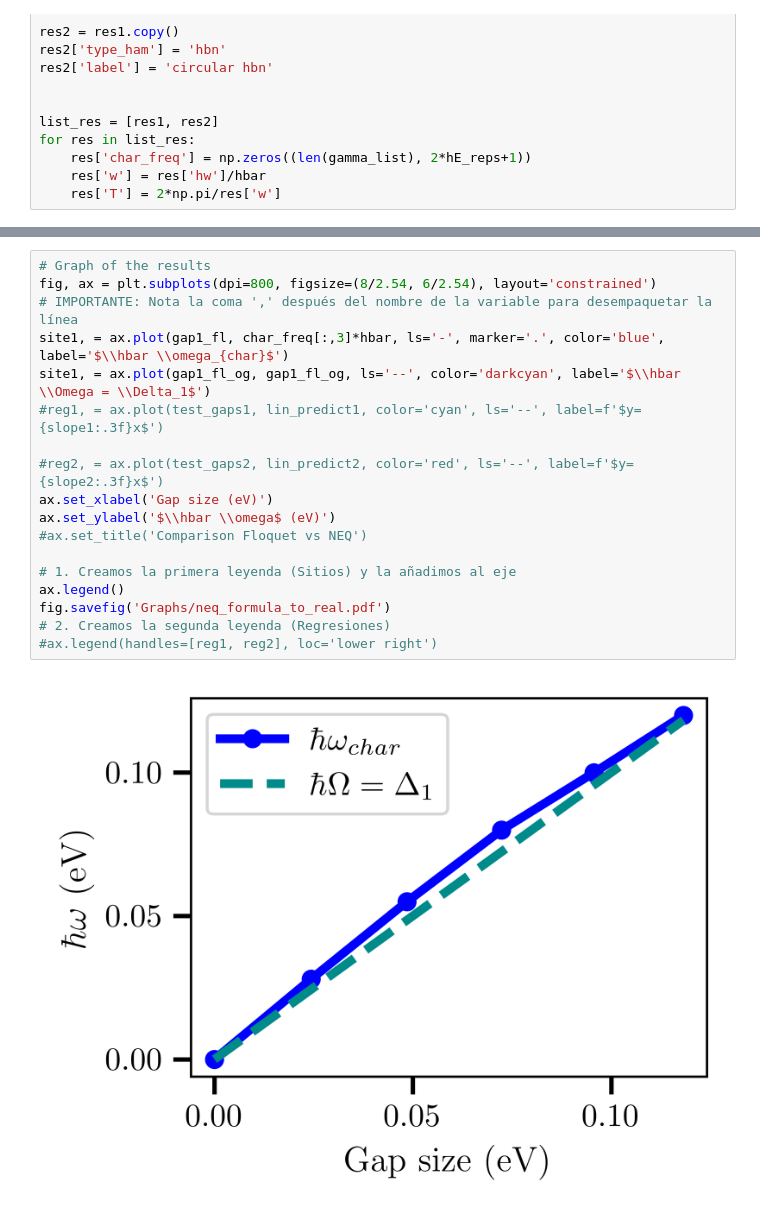
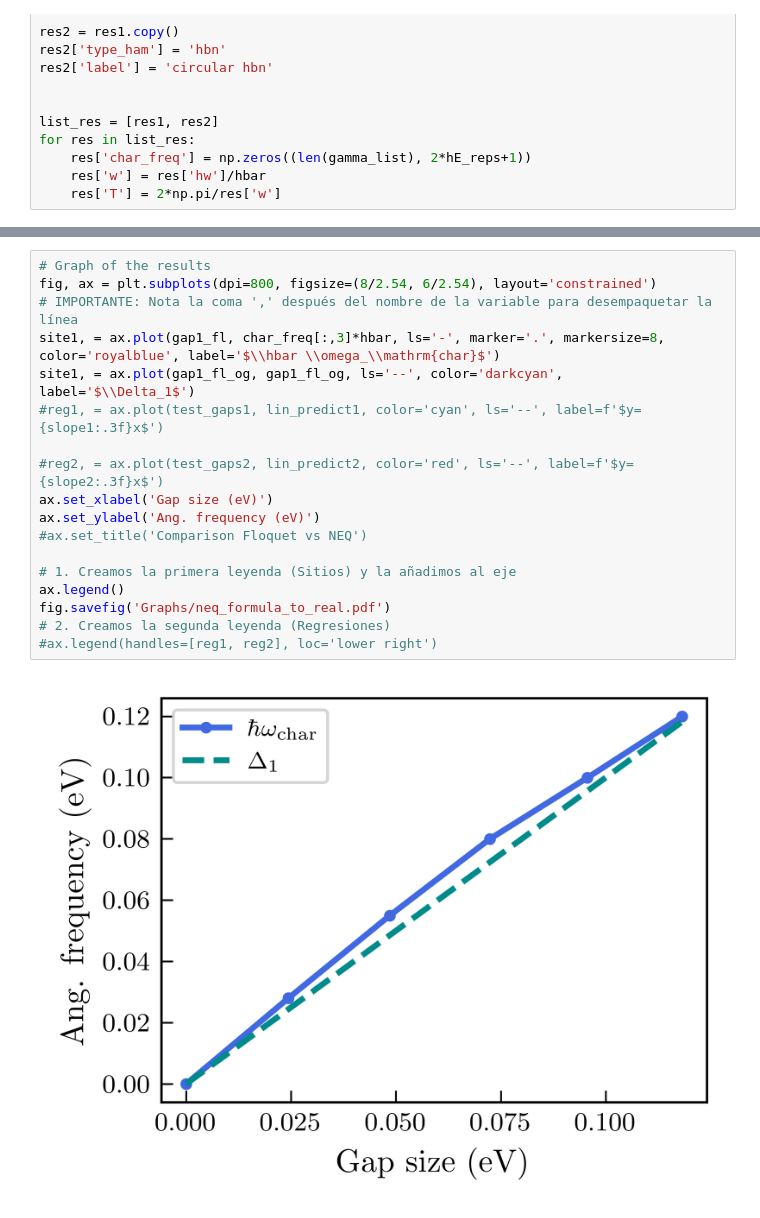
Before and after one commit to Erneh/Neq_TFM, a Jupyter notebook: result_analysis/graphs_freqs.ipynb, the cells around one changed output, grey strips where cells are left out. Drawn from its saved outputs; the diff is of its cells as text.

```diff
--- a/result_analysis/graphs_freqs.ipynb
+++ b/result_analysis/graphs_freqs.ipynb
@@ -338,20 +313,20 @@ fig.savefig('Graphs/neq_mass.pdf')
 # %%
 # Graph of the results
 fig, ax = plt.subplots(dpi=800, figsize=(8/2.54, 6/2.54), layout='constrained')
 # IMPORTANTE: Nota la coma ',' después del nombre de la variable para desempaquetar la línea
-site1, = ax.plot(gap1_fl, char_freq[:,3]*hbar, ls='-', marker='.', color='blue', label='$\\hbar \\omega_{char}$')
-site1, = ax.plot(gap1_fl_og, gap1_fl_og, ls='--', color='darkcyan', label='$\\hbar \\Omega = \\Delta_1$')
+site1, = ax.plot(gap1_fl, char_freq[:,3]*hbar, ls='-', marker='.', markersize=8, color='royalblue', label='$\\hbar \\omega_\\mathrm{char}$')
+site1, = ax.plot(gap1_fl_og, gap1_fl_og, ls='--', color='darkcyan', label='$\\Delta_1$')
 #reg1, = ax.plot(test_gaps1, lin_predict1, color='cyan', ls='--', label=f'$y={slope1:.3f}x$')
 
 #reg2, = ax.plot(test_gaps2, lin_predict2, color='red', ls='--', label=f'$y={slope2:.3f}x$')
 ax.set_xlabel('Gap size (eV)')
-ax.set_ylabel('$\\hbar \\omega$ (eV)')
+ax.set_ylabel('Ang. frequency (eV)')
 #ax.set_title('Comparison Floquet vs NEQ')
 
 # 1. Creamos la primera leyenda (Sitios) y la añadimos al eje
 ax.legend()
 fig.savefig('Graphs/neq_formula_to_real.pdf')
 # 2. Creamos la segunda leyenda (Regresiones)
 #ax.legend(handles=[reg1, reg2], loc='lower right')
 # %% [output]
-[figure, old version]
+[figure, new version]
```
Also changed, not shown: parts of 6 cells of this notebook, 3 other files.
